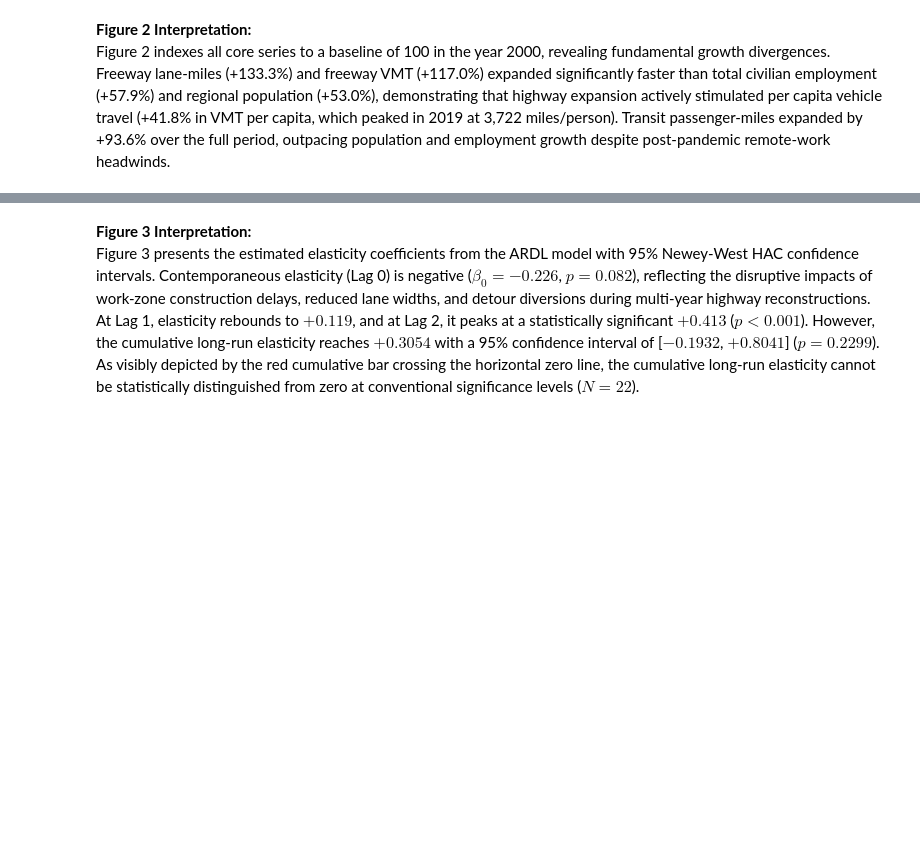
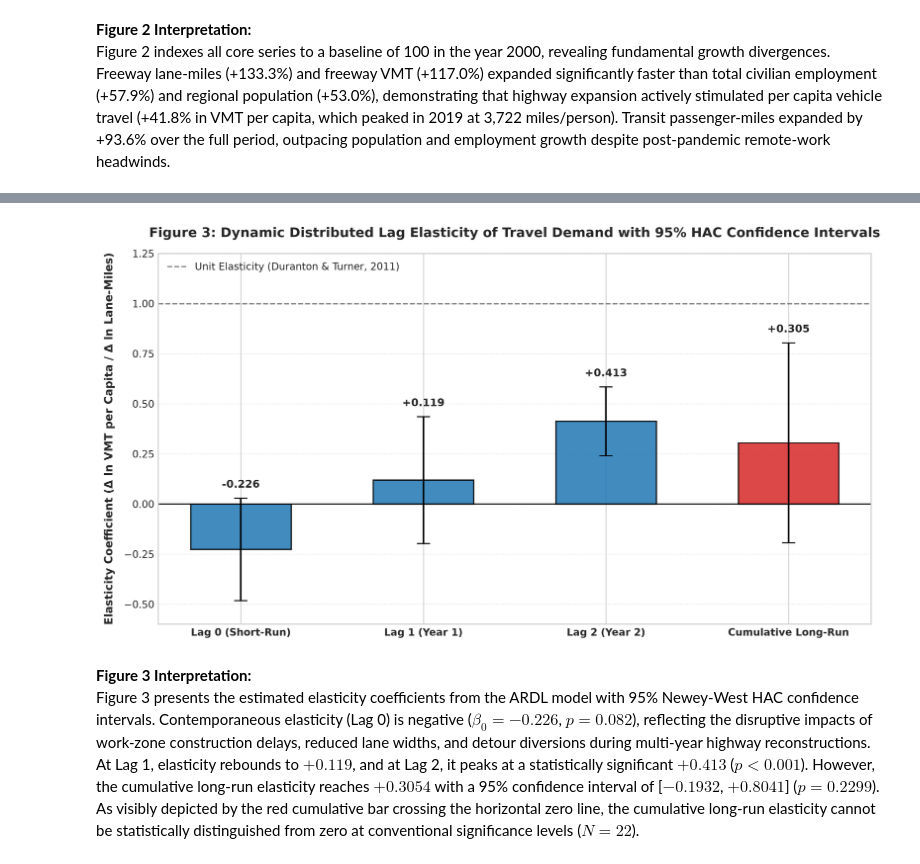
Before and after one commit to CmdrJorgs/datasci-school, a Jupyter notebook: 680/project-1/david-jorgensen_680_Project1.ipynb, the cells around one changed output, grey strips where cells are left out. Drawn from its saved outputs; the diff is of its cells as text; code cells hidden in the pictures; blank space fills up the shorter version.

```diff
--- a/680/project-1/david-jorgensen_680_Project1.ipynb
+++ b/680/project-1/david-jorgensen_680_Project1.ipynb
@@ -971,3 +1289,81 @@ display(Image(filename=fig3_path))
+# %%
+# Code Cell 12: Figure 3 (Dynamic Distributed Lag Elasticity Profile)
+import os
+import numpy as np
+import matplotlib.pyplot as plt
+import statsmodels.api as sm
+
+FIG_DIR = os.path.abspath("figures")
+
+reg_df = df.dropna(subset=['d_ln_vmt_pc', 'd_ln_lanemiles', 'd_ln_lanemiles_lag1',
+                           'd_ln_lanemiles_lag2', 'd_ln_transit_vrm', 'd_ln_gas_price',
+                           'd_ln_emp', 'd_covid']).copy()
+
+X_cols = ['d_ln_lanemiles', 'd_ln_lanemiles_lag1', 'd_ln_lanemiles_lag2',
+          'd_ln_transit_vrm', 'd_ln_emp', 'd_ln_gas_price', 'd_covid']
+X = sm.add_constant(reg_df[X_cols])
+y = reg_df['d_ln_vmt_pc']
+
+model = sm.OLS(y, X).fit(cov_type='HAC', cov_kwds={'maxlags': 2})
+
+lags = ['Lag 0 (Short-Run)', 'Lag 1 (Year 1)', 'Lag 2 (Year 2)', 'Cumulative Long-Run']
+coefs = [
+    model.params['d_ln_lanemiles'],
+    model.params['d_ln_lanemiles_lag1'],
+    model.params['d_ln_lanemiles_lag2'],
+    model.params['d_ln_lanemiles'] + model.params['d_ln_lanemiles_lag1'] + model.params['d_ln_lanemiles_lag2']
+]
+
+# Calculate SE for individual coefficients and sum
+se_0 = model.bse['d_ln_lanemiles']
+se_1 = model.bse['d_ln_lanemiles_lag1']
+se_2 = model.bse['d_ln_lanemiles_lag2']
+
+# Sum variance
+cov = model.cov_params()
+sum_var = (cov.loc['d_ln_lanemiles', 'd_ln_lanemiles'] +
+           cov.loc['d_ln_lanemiles_lag1', 'd_ln_lanemiles_lag1'] +
+           cov.loc['d_ln_lanemiles_lag2', 'd_ln_lanemiles_lag2'] +
+           2 * cov.loc['d_ln_lanemiles', 'd_ln_lanemiles_lag1'] +
+           2 * cov.loc['d_ln_lanemiles', 'd_ln_lanemiles_lag2'] +
+           2 * cov.loc['d_ln_lanemiles_lag1', 'd_ln_lanemiles_lag2'])
+se_cum = np.sqrt(sum_var)
+ses = [se_0, se_1, se_2, se_cum]
+
+ci_low = [c - 1.96 * s for c, s in zip(coefs, ses)]
+ci_high = [c + 1.96 * s for c, s in zip(coefs, ses)]
+
+fig, ax = plt.subplots(figsize=(10, 5.5), dpi=300)
+x_pos = np.arange(len(lags))
+
+colors = ['#1f77b4', '#1f77b4', '#1f77b4', '#d62728']
+bars = ax.bar(x_pos, coefs, yerr=[[c - l for c, l in zip(coefs, ci_low)],
+                                 [h - c for c, h in zip(coefs, ci_high)]],
+              capsize=6, color=colors, alpha=0.85, edgecolor='black', lw=1.2, width=0.55)
+
+ax.axhline(0, color='black', lw=1.0)
+ax.axhline(1.0, color='gray', ls='--', lw=1.2, label='Unit Elasticity (Duranton & Turner, 2011)')
+
+# Move number labels to just above each box plot / error bar (similar to Figure 5)
+for i, (b, c, h) in enumerate(zip(bars, coefs, ci_high)):
+    y_text = h + 0.04
+    ax.text(b.get_x() + b.get_width() / 2., y_text, f"{c:+.3f}",
+            ha='center', va='bottom', fontsize=9.5, weight='bold')
+
+ax.set_xticks(x_pos)
+ax.set_xticklabels(lags, weight='bold')
+ax.set_ylabel('Elasticity Coefficient (Δ ln VMT per Capita / Δ ln Lane-Miles)', labelpad=8)
+ax.set_ylim(-0.6, 1.25)
+ax.grid(True, linestyle=':', alpha=0.6, axis='y')
+ax.legend(loc='upper left', framealpha=0.95, facecolor='white', edgecolor='#dddddd')
+
+plt.title('Figure 3: Dynamic Distributed Lag Elasticity of Travel Demand with 95% HAC Confidence Intervals', pad=15)
+plt.tight_layout()
+fig3_path = os.path.join(FIG_DIR, "figure_3_elasticity_profile.png")
+plt.savefig(fig3_path)
+plt.show()
+# %% [output]
+[figure, added]
 # %% [markdown]
 **Figure 3 Interpretation:**
 Figure 3 presents the estimated elasticity coefficients from the ARDL model with 95% Newey-West HAC confidence intervals. Contemporaneous elasticity (Lag 0) is negative ($\beta_0 = -0.226$, $p = 0.082$), reflecting the disruptive impacts of work-zone construction delays, reduced lane widths, and detour diversions during multi-year highway reconstructions. At Lag 1, elasticity rebounds to $+0.119$, and at Lag 2, it peaks at a statistically significant $+0.413$ ($p < 0.001$). However, the cumulative long-run elasticity reaches $+0.3054$ with a 95% confidence interval of [$-0.1932$, $+0.8041$] ($p = 0.2299$). As visibly depicted by the red cumulative bar crossing the horizontal zero line, the cumulative long-run elasticity cannot be statistically distinguished from zero at conventional significance levels ($N = 22$).
```
Also changed, not shown: parts of 27 cells of this notebook, 6 other files.
